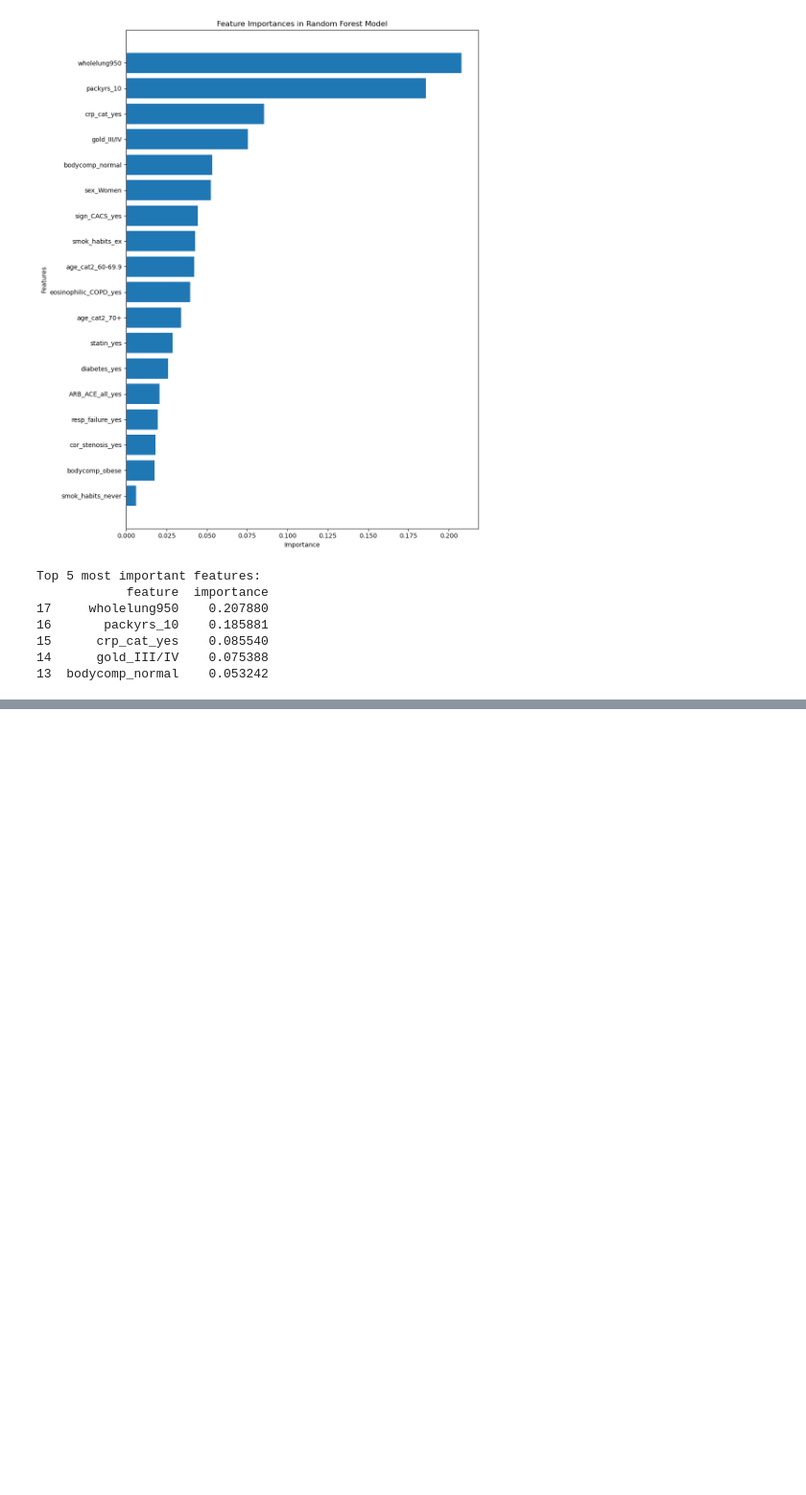
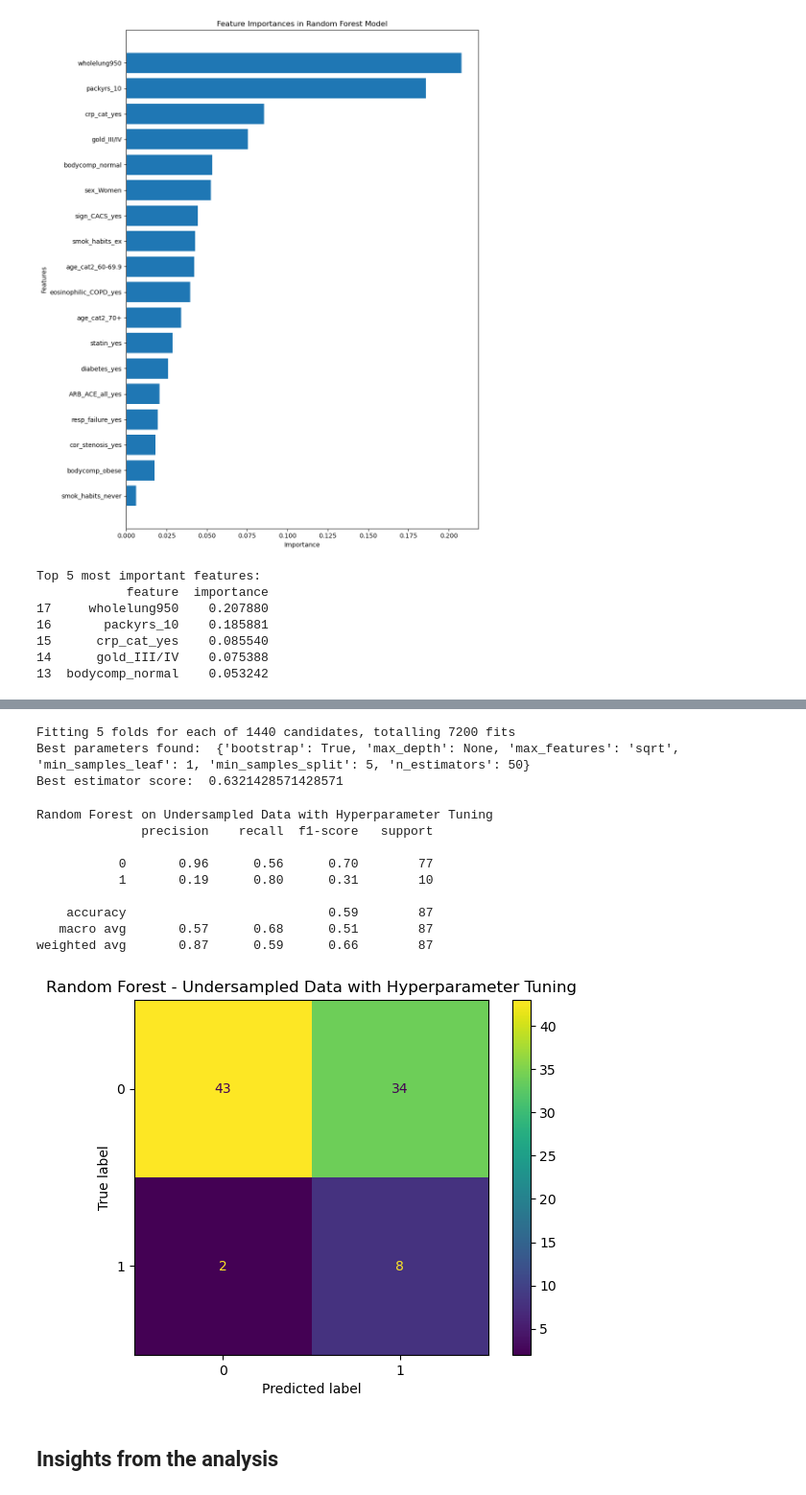
Before and after one commit to Fred-Odims/COPD-exacerbation, a Jupyter notebook: isp_project.ipynb, the cells around one changed output, grey strips where cells are left out. Shown at 96% size. Cells and saved outputs as stored; diff of their text form; code cells hidden in the pictures; blank space fills up the shorter version.

```diff
--- a/isp_project.ipynb
+++ b/isp_project.ipynb
@@ -807,0 +926,53 @@ Top 5 most important features:
+# %%
+
+# Initialize the RandomForestClassifier
+forest = RandomForestClassifier(random_state=42)
+
+#Grid Search for Hyperparameter Tuning
+param_grid_rf = {
+    'n_estimators': [50, 100, 200],
+    'max_depth': [None, 10, 20, 30],
+    'max_features': ['sqrt', 'log2'],
+    'min_samples_split': [2, 3, 4, 5, 6],
+    'min_samples_leaf': [1, 2, 3, 4, 5, 6],
+    'bootstrap': [True, False]
+}
+
+grid_search_rf = GridSearchCV(estimator=forest, param_grid=param_grid_rf, scoring='recall', cv=5, n_jobs=-1, verbose=2)
+grid_search_rf.fit(X_train_under, y_train_under)
+
+print("Best parameters found: ", grid_search_rf.best_params_)
+print("Best estimator score: ", grid_search_rf.best_score_)
+# %% [output]
+Fitting 5 folds for each of 1440 candidates, totalling 7200 fits
+Best parameters found:  {'bootstrap': True, 'max_depth': None, 'max_features': 'sqrt', 'min_samples_leaf': 1, 'min_samples_split': 5, 'n_estimators': 50}
+Best estimator score:  0.6321428571428571
+# %%
+# Get the best estimator from the grid search
+rf_best_model = grid_search_rf.best_estimator_
+
+# Predict on the test set
+y_pred_forest_val = rf_best_model.predict(X_test)
+
+# Print classification report
+print("Random Forest on Undersampled Data with Hyperparameter Tuning")
+print(classification_report(y_test, y_pred_forest_val))
+
+# Plot confusion matrix
+cm_rf = confusion_matrix(y_test, y_pred_forest_val)
+ConfusionMatrixDisplay(cm_rf).plot()
+plt.title("Random Forest - Undersampled Data with Hyperparameter Tuning")
+plt.show()
+# %% [output]
+Random Forest on Undersampled Data with Hyperparameter Tuning
+              precision    recall  f1-score   support
+
+           0       0.96      0.56      0.70        77
+           1       0.19      0.80      0.31        10
+
+    accuracy                           0.59        87
+   macro avg       0.57      0.68      0.51        87
+weighted avg       0.87      0.59      0.66        87
+[figure, added]
+# %% [markdown]
+## Insights from the analysis
```
Also changed, not shown: parts of 10 cells of this notebook.
